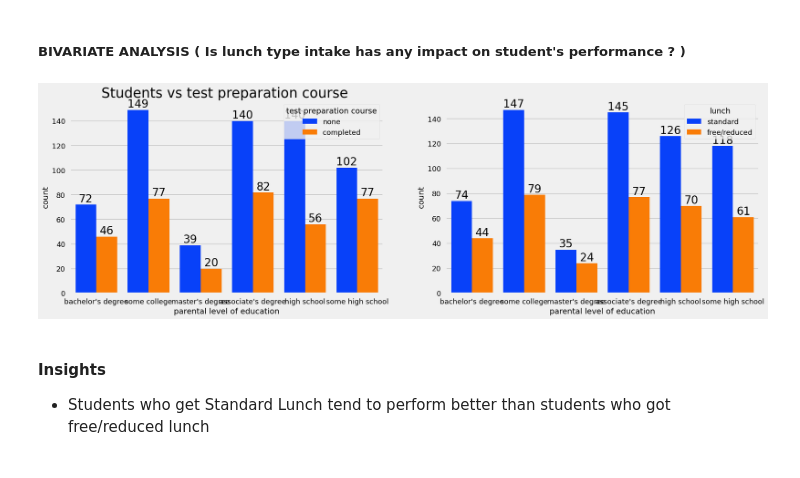
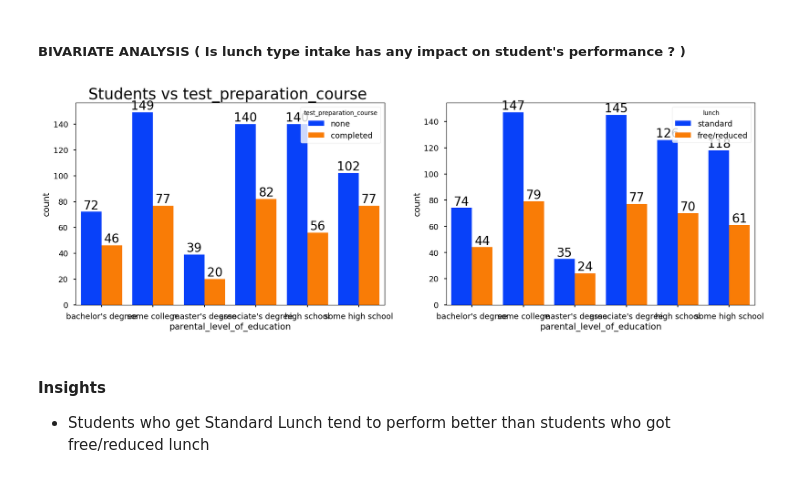
Before and after one commit to KanwalArora029/ml-projects, a Jupyter notebook: src/notebook/EDA STUDENT PERFORMANCE.ipynb, the cells around one changed output. Drawn from its saved outputs; the diff is of its cells as text; code cells hidden in the pictures.

```diff
--- a/src/notebook/EDA STUDENT PERFORMANCE.ipynb
+++ b/src/notebook/EDA STUDENT PERFORMANCE.ipynb
@@ -142,5 +142,5 @@ We have 5 categorical features : ['gender', 'race/ethnicity', 'parental level of
 # %%
-df_student['total score'] = df_student['math score'] + df_student['reading score'] + df_student['writing score']
-df_student['average'] = df_student['total score']/3
+df_student['total_score'] = df_student['math_score'] + df_student['reading_score'] + df_student['writing_score']
+df_student['average'] = df_student['total_score']/3
 df_student.head()
 # %% [output]
@@ -411,22 +411,22 @@ plt.show()
 # %% [markdown]
 ##### BIVARIATE ANALYSIS ( Is Race/Ehnicity has any impact on student's performance ? )
 # %%
-Group_data2=df_student.groupby('race/ethnicity')
+Group_data2=df_student.groupby('race_ethnicity')
 f,ax=plt.subplots(1,3,figsize=(22,6))
-sns.barplot(x=Group_data2['math score'].mean().index,y=Group_data2['math score'].mean().values,palette = 'mako',ax=ax[0])
-ax[0].set_title('Math score',color='#005ce6',size=20)
+sns.barplot(x=Group_data2['math_score'].mean().index,y=Group_data2['math_score'].mean().values,palette = 'mako',ax=ax[0])
+ax[0].set_title('math_score',color='#005ce6',size=20)
 
 for container in ax[0].containers:
     ax[0].bar_label(container,color='black',size=15)
 
-sns.barplot(x=Group_data2['reading score'].mean().index,y=Group_data2['reading score'].mean().values,palette = 'flare',ax=ax[1])
-ax[1].set_title('Reading score',color='#005ce6',size=20)
+sns.barplot(x=Group_data2['reading_score'].mean().index,y=Group_data2['reading_score'].mean().values,palette = 'flare',ax=ax[1])
+ax[1].set_title('reading_score',color='#005ce6',size=20)
 
 for container in ax[1].containers:
     ax[1].bar_label(container,color='black',size=15)
 
-sns.barplot(x=Group_data2['writing score'].mean().index,y=Group_data2['writing score'].mean().values,palette = 'coolwarm',ax=ax[2])
-ax[2].set_title('Writing score',color='#005ce6',size=20)
+sns.barplot(x=Group_data2['writing_score'].mean().index,y=Group_data2['writing_score'].mean().values,palette = 'coolwarm',ax=ax[2])
+ax[2].set_title('writing_score',color='#005ce6',size=20)
 
 for container in ax[2].containers:
     ax[2].bar_label(container,color='black',size=15)
@@ -460,16 +460,16 @@ plt.show()
 ##### BIVARIATE ANALYSIS ( Is lunch type intake has any impact on student's performance ? )
 # %%
 f,ax=plt.subplots(1,2,figsize=(20,6))
-sns.countplot(x=df_student['parental level of education'],data=df_student,palette = 'bright',hue='test preparation course',saturation=0.95,ax=ax[0])
-ax[0].set_title('Students vs test preparation course ',color='black',size=25)
+sns.countplot(x=df_student['parental_level_of_education'],data=df_student,palette = 'bright',hue='test_preparation_course',saturation=0.95,ax=ax[0])
+ax[0].set_title('Students vs test_preparation_course ',color='black',size=25)
 for container in ax[0].containers:
     ax[0].bar_label(container,color='black',size=20)
 
-sns.countplot(x=df_student['parental level of education'],data=df_student,palette = 'bright',hue='lunch',saturation=0.95,ax=ax[1])
+sns.countplot(x=df_student['parental_level_of_education'],data=df_student,palette = 'bright',hue='lunch',saturation=0.95,ax=ax[1])
 for container in ax[1].containers:
     ax[1].bar_label(container,color='black',size=20)
 # %% [output]
-[figure, old version]
+[figure, new version]
 # %% [markdown]
 #### Insights
 * Students who get Standard Lunch tend to perform better than students who got free/reduced lunch
```
Also changed, not shown: parts of 24 cells of this notebook, 18 other files.
